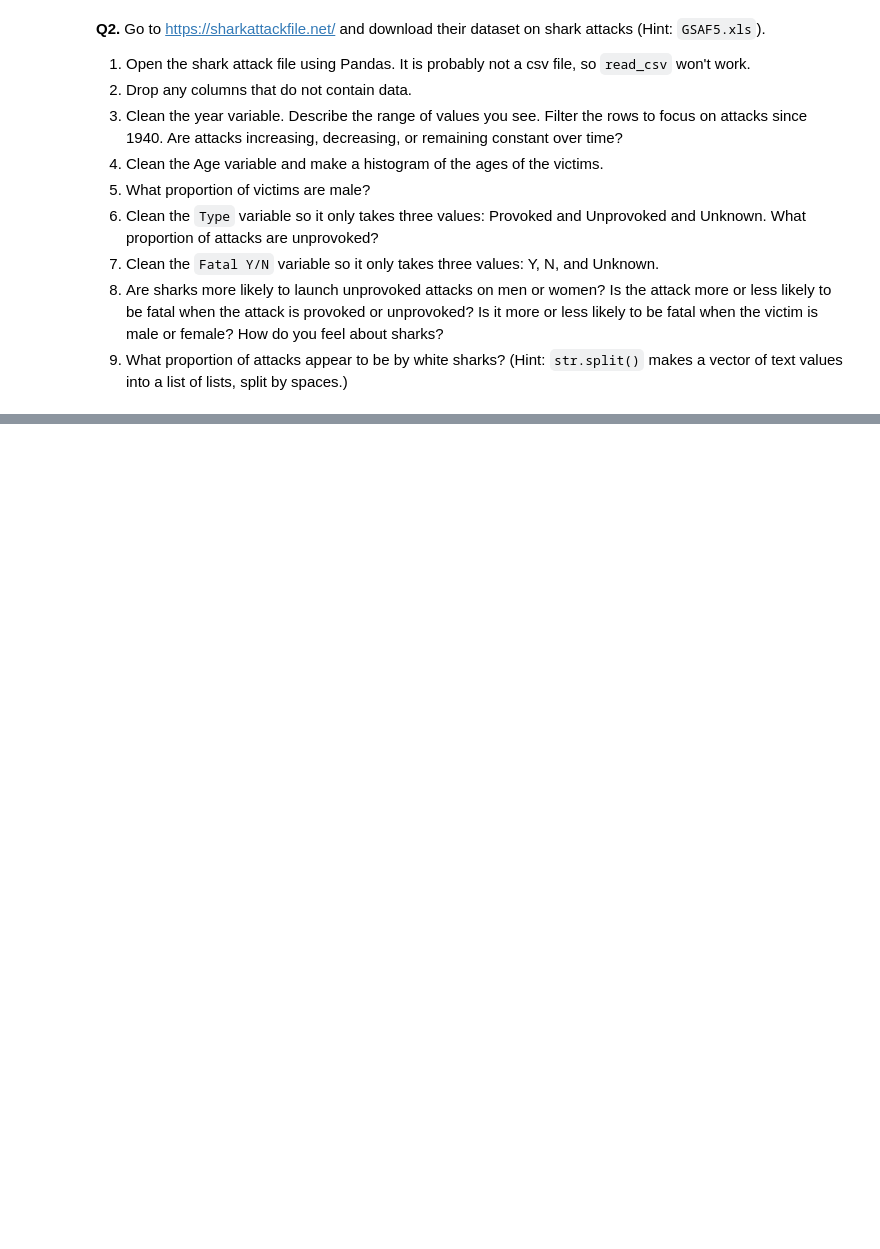
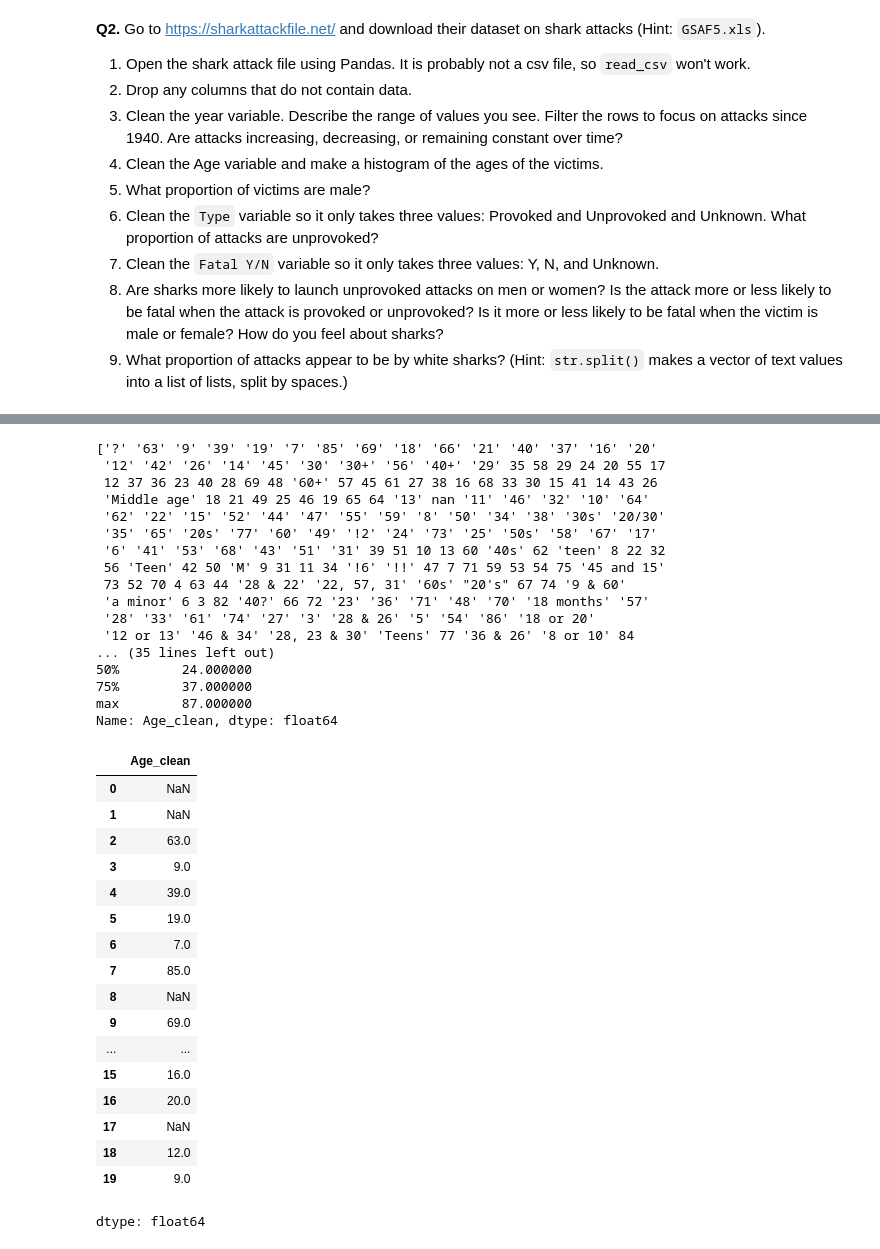
Before and after one commit to bburt26/wrangling_assignment, a Jupyter notebook: assignment.ipynb, the cells around one changed output, grey strips where cells are left out. Saved outputs shown, nothing was run; the diff lists cells and outputs as text; code cells hidden in the pictures; blank space fills up the shorter version.

```diff
--- a/assignment.ipynb
+++ b/assignment.ipynb
@@ -215,0 +221,51 @@ ValueError: cannot convert float NaN to integer
+# %%
+#2.4 Clean the Age variable and make a histogram of the ages of the victims.
+
+print(shark["Age"].unique())
+
+Age = shark["Age"].astype(str).str.strip()
+
+shark["Age_clean"] = Age.where(Age.str.fullmatch(r"\d+")).astype(float)
+
+print(shark["Age_clean"].head(20))
+print(shark["Age_clean"].describe())
+
+shark['Age_clean'] = pd.to_numeric(shark['Age_clean'], errors='coerce')
+
+shark["Age_clean"].head(20)
+# %% [output]
+['?' '63' '9' '39' '19' '7' '85' '69' '18' '66' '21' '40' '37' '16' '20'
+ '12' '42' '26' '14' '45' '30' '30+' '56' '40+' '29' 35 58 29 24 20 55 17
+ 12 37 36 23 40 28 69 48 '60+' 57 45 61 27 38 16 68 33 30 15 41 14 43 26
+ 'Middle age' 18 21 49 25 46 19 65 64 '13' nan '11' '46' '32' '10' '64'
+ '62' '22' '15' '52' '44' '47' '55' '59' '8' '50' '34' '38' '30s' '20/30'
+ '35' '65' '20s' '77' '60' '49' '!2' '24' '73' '25' '50s' '58' '67' '17'
+ '6' '41' '53' '68' '43' '51' '31' 39 51 10 13 60 '40s' 62 'teen' 8 22 32
+ 56 'Teen' 42 50 'M' 9 31 11 34 '!6' '!!' 47 7 71 59 53 54 75 '45 and 15'
+ 73 52 70 4 63 44 '28 & 22' '22, 57, 31' '60s' "20's" 67 74 '9 & 60'
+ 'a minor' 6 3 82 '40?' 66 72 '23' '36' '71' '48' '70' '18 months' '57'
+ '28' '33' '61' '74' '27' '3' '28 & 26' '5' '54' '86' '18 or 20'
+ '12 or 13' '46 & 34' '28, 23 & 30' 'Teens' 77 '36 & 26' '8 or 10' 84
+... (35 lines left out)
+50%        24.000000
+75%        37.000000
+max        87.000000
+Name: Age_clean, dtype: float64
+|  | Age_clean |
+| 0 | NaN |
+| 1 | NaN |
+| 2 | 63.0 |
+| 3 | 9.0 |
+| 4 | 39.0 |
+| 5 | 19.0 |
+| 6 | 7.0 |
+| 7 | 85.0 |
+| 8 | NaN |
+| 9 | 69.0 |
+| ... | ... |
+| 15 | 16.0 |
+| 16 | 20.0 |
+| 17 | NaN |
+| 18 | 12.0 |
+| 19 | 9.0 |
+dtype: float64
```
Also changed, not shown: parts of 2 cells of this notebook.
